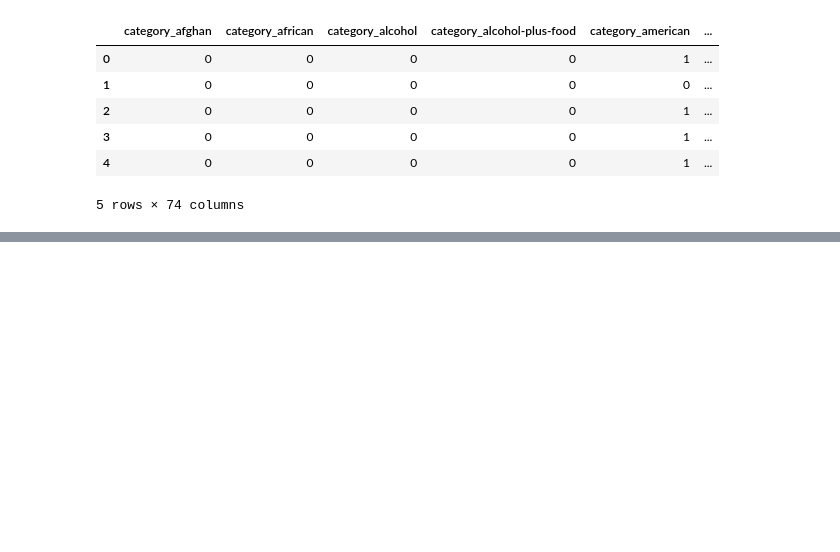
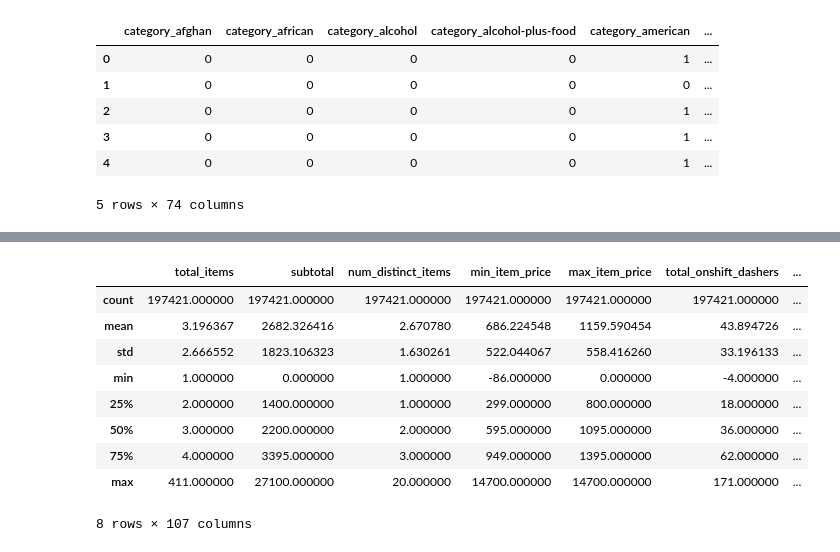
Before and after one commit to abir171915/DoorDash-delivery-time-prediction-, a Jupyter notebook: fulleda.ipynb, the cells around one changed output, grey strips where cells are left out. Drawn from its saved outputs; the diff is of its cells as text; code cells hidden in the pictures; blank space fills up the shorter version.

```diff
--- a/fulleda.ipynb
+++ b/fulleda.ipynb
@@ -260,0 +269,6 @@ store_primary_category_type.head()
+# %%
+#drop created_at, market_id, store_id, store_primary_category, actual_delivery_time
+train_df = df.drop(columns = ["created_at", "market_id", "actual_delivery_time", "store_id", "store_primary_category", "order_hour", "order_day_of_week"])
+# %%
+train_df = pd.concat([train_df, order_protocol_dummies, market_id_dummies, store_primary_category_type], axis=1)
+train_df = train_df.drop(columns=["order_protocol"])
@@ -260,0 +285,4 @@ store_primary_category_type.head()
+# %%
+#align dtype over dataset
+train_df = train_df.astype("float32")
+train_df.head()
@@ -260,0 +297,13 @@ store_primary_category_type.head()
+# %%
+train_df.describe()
+# %% [output]
+|  | total_items | subtotal | num_distinct_items | min_item_price | max_item_price | total_onshift_dashers | ... |
+| count | 197421.000000 | 197421.000000 | 197421.000000 | 197421.000000 | 197421.000000 | 197421.000000 | ... |
+| mean | 3.196367 | 2682.326416 | 2.670780 | 686.224548 | 1159.590454 | 43.894726 | ... |
+| std | 2.666552 | 1823.106323 | 1.630261 | 522.044067 | 558.416260 | 33.196133 | ... |
+| min | 1.000000 | 0.000000 | 1.000000 | -86.000000 | 0.000000 | -4.000000 | ... |
+| 25% | 2.000000 | 1400.000000 | 1.000000 | 299.000000 | 800.000000 | 18.000000 | ... |
+| 50% | 3.000000 | 2200.000000 | 2.000000 | 595.000000 | 1095.000000 | 36.000000 | ... |
+| 75% | 4.000000 | 3395.000000 | 3.000000 | 949.000000 | 1395.000000 | 62.000000 | ... |
+| max | 411.000000 | 27100.000000 | 20.000000 | 14700.000000 | 14700.000000 | 171.000000 | ... |
+8 rows × 107 columns
```
Also changed, not shown: parts of 6 cells of this notebook.
